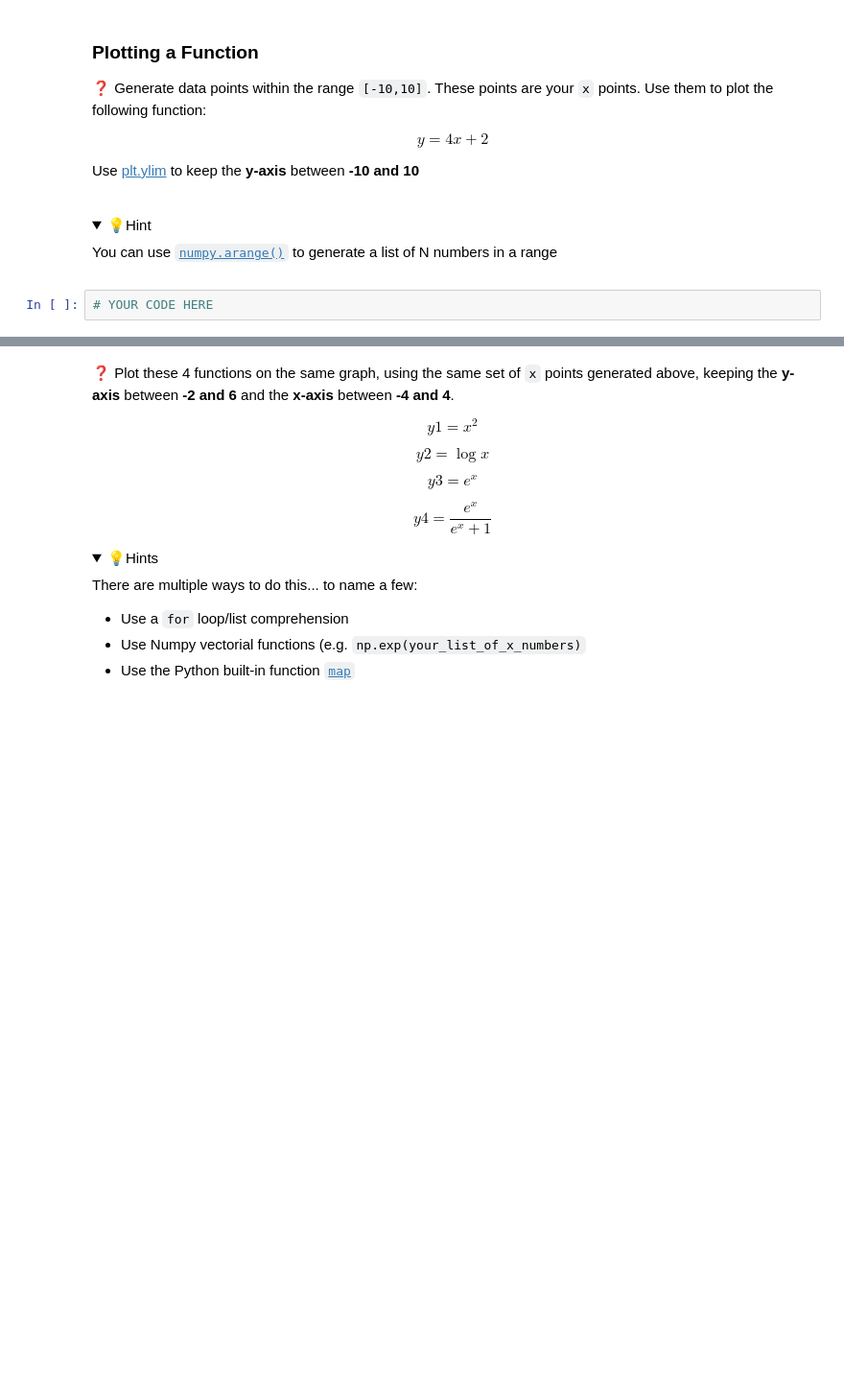
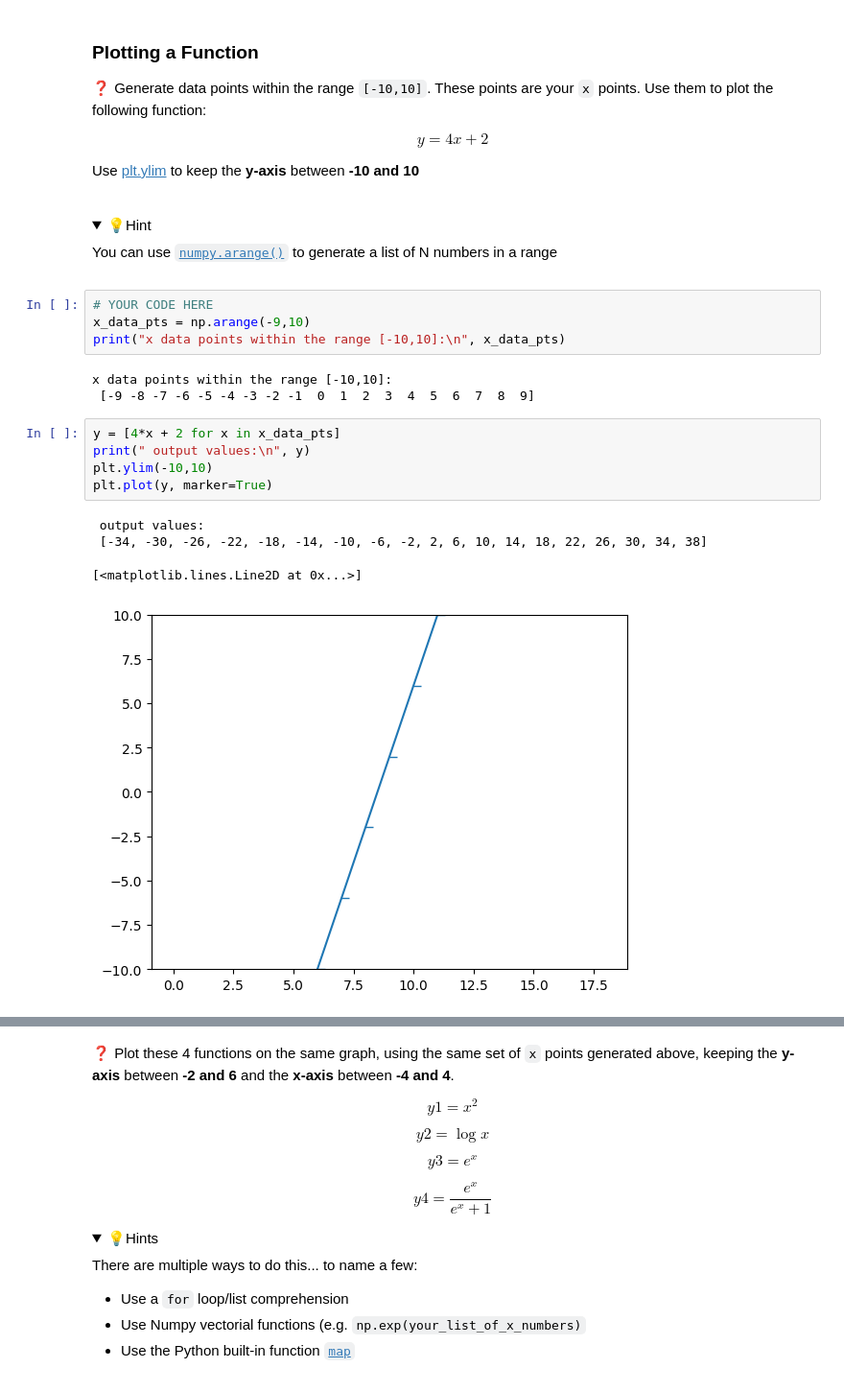
Before and after one commit to tanushrin/data-matplotlib-basics, a Jupyter notebook: ex02.ipynb, the cells around one changed output, grey strips where cells are left out. Shown: that part at 96% size. Drawn from its saved outputs; the diff is of its cells as text; folded sections open; blank space fills up the shorter version.

```diff
--- a/ex02.ipynb
+++ b/ex02.ipynb
@@ -64,5 +115,20 @@ Use [ plt.ylim](https://matplotlib.org/stable/api/_as_gen/matplotlib.pyplot.ylim
   <summary>💡Hint</summary>
       <p>You can use <code><a href="https://docs.scipy.org/doc/numpy/reference/generated/numpy.arange.html">numpy.arange()</a></code> to generate a list of N numbers in a range</p>
 </details>
-# %%
-# YOUR CODE HERE
+# %%
+# YOUR CODE HERE
+x_data_pts = np.arange(-9,10)
+print("x data points within the range [-10,10]:\n", x_data_pts)
+# %% [output]
+x data points within the range [-10,10]:
+ [-9 -8 -7 -6 -5 -4 -3 -2 -1  0  1  2  3  4  5  6  7  8  9]
+# %%
+y = [4*x + 2 for x in x_data_pts]
+print(" output values:\n", y)
+plt.ylim(-10,10)
+plt.plot(y, marker=True)
+# %% [output]
+ output values:
+ [-34, -30, -26, -22, -18, -14, -10, -6, -2, 2, 6, 10, 14, 18, 22, 26, 30, 34, 38]
+[<matplotlib.lines.Line2D at 0x...>]
+[figure, added]
```
Also changed, not shown: parts of 16 cells of this notebook.
